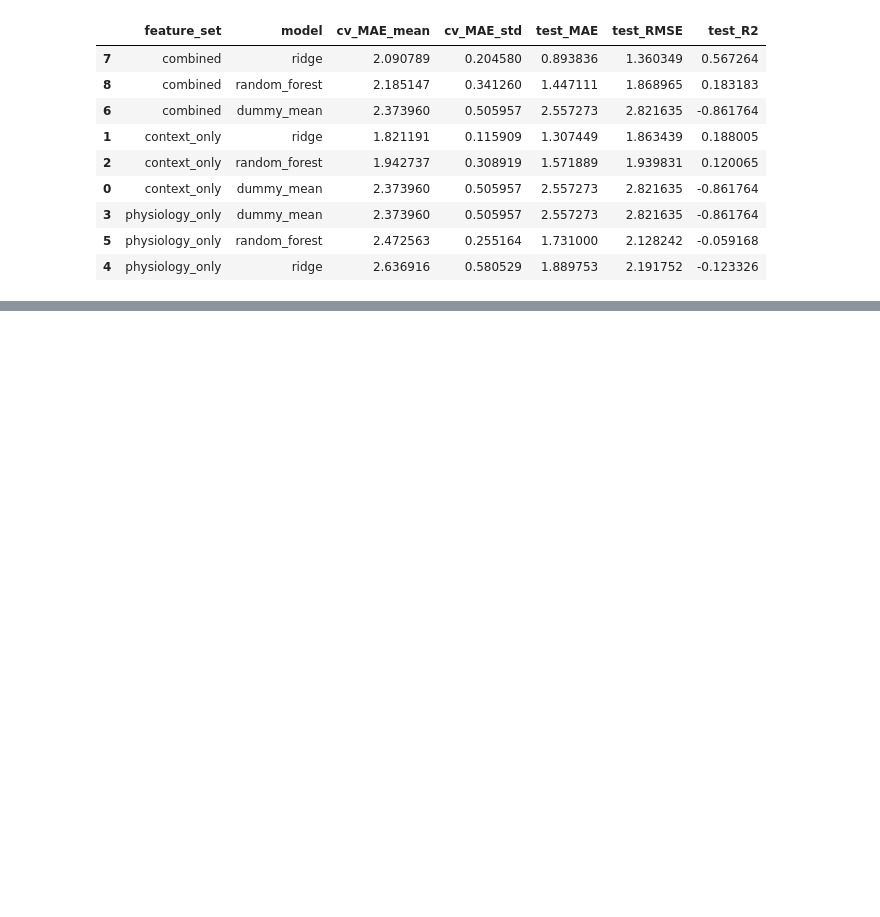
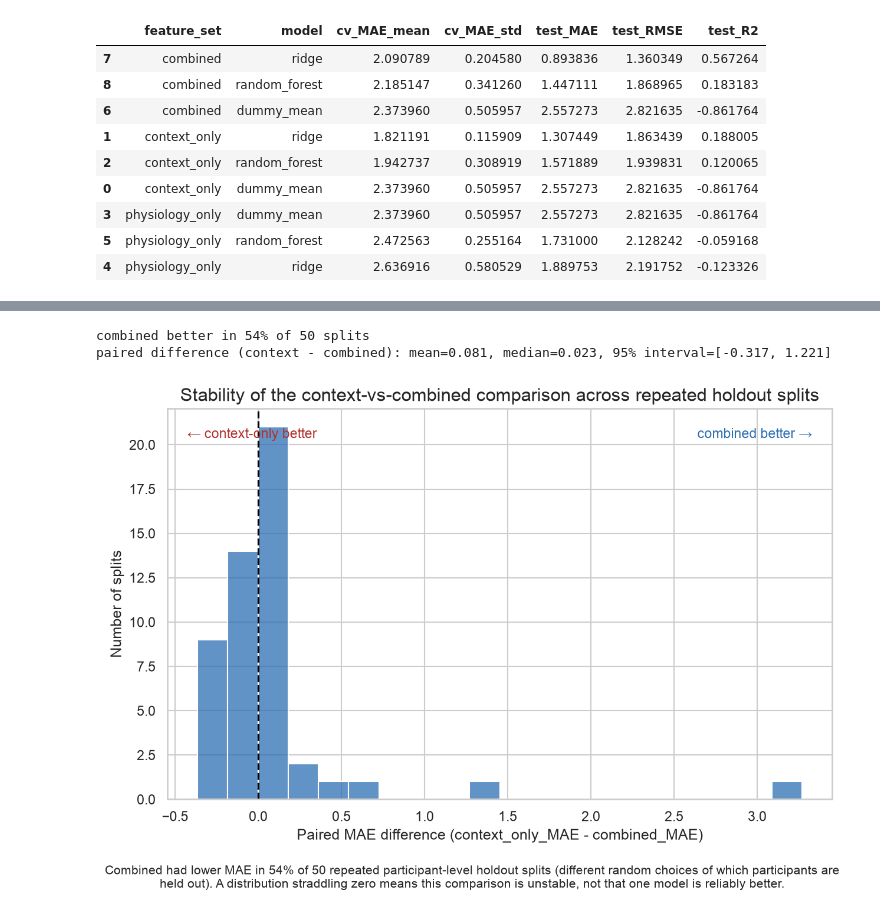
Before and after one commit to SivanJaeger/vr-fear-response-prediction, a Jupyter notebook: notebooks/01_exploration.ipynb, the cells around one changed output, grey strips where cells are left out. Drawn from its saved outputs; the diff is of its cells as text; code cells hidden in the pictures; blank space fills up the shorter version.

```diff
--- a/notebooks/01_exploration.ipynb
+++ b/notebooks/01_exploration.ipynb
@@ -321,8 +324,12 @@ results_df
 | 5 | physiology_only | random_forest | 2.472563 | 0.255164 | 1.731000 | 2.128242 | -0.059168 |
 | 4 | physiology_only | ridge | 2.636916 | 0.580529 | 1.889753 | 2.191752 | -0.123326 |
 # %%
-print("Does physiology add value beyond context alone?")
-print(json.dumps(metrics["physiology_adds_value"], indent=2))
+pv = metrics["physiology_value_assessment"]
+print("Original held-out split:", pv["original_held_out_split"])
+print("Participant-aware CV:   ", pv["participant_aware_cv"])
+print()
+print("Overall conclusion:", pv["overall_conclusion"])
+print(pv["summary"])
 print()
 print("Overall best (by participant-aware CV MAE):", metrics["overall_best"])
 # %% [output]
@@ -336,0 +351,5 @@ Overall best (by participant-aware CV MAE): {'feature_set': 'context_only', 'mod
+# %%
+repeated_path = PROJECT_ROOT / "reports" / "repeated_holdout_results.csv"
+repeated_df = pd.read_csv(repeated_path)
+print(f"{len(repeated_df)} repeated participant-level holdout splits")
+repeated_df.head()
@@ -336,0 +364,16 @@ Overall best (by participant-aware CV MAE): {'feature_set': 'context_only', 'mod
+# %%
+summary = pv["repeated_participant_holdout"]
+diff_summary = summary["paired_difference_context_minus_combined"]
+print(f"combined better in {diff_summary['fraction_splits_combined_better']:.0%} of {summary['n_splits']} splits")
+print(f"paired difference (context - combined): mean={diff_summary['mean']:.3f}, "
+      f"median={diff_summary['median']:.3f}, "
+      f"95% interval=[{diff_summary['ci_2.5pct']:.3f}, {diff_summary['ci_97.5pct']:.3f}]")
+
+fig_path = visualization.plot_paired_mae_difference(
+    repeated_df, "Stability of the context-vs-combined comparison across repeated holdout splits", "paired_mae_difference_repeated_holdout.png"
+)
+display(Image(filename=str(fig_path)))
+# %% [output]
+combined better in 54% of 50 splits
+paired difference (context - combined): mean=0.081, median=0.023, 95% interval=[-0.317, 1.221]
+[figure, added]
```
Also changed, not shown: parts of 8 cells of this notebook, 12 other files.
